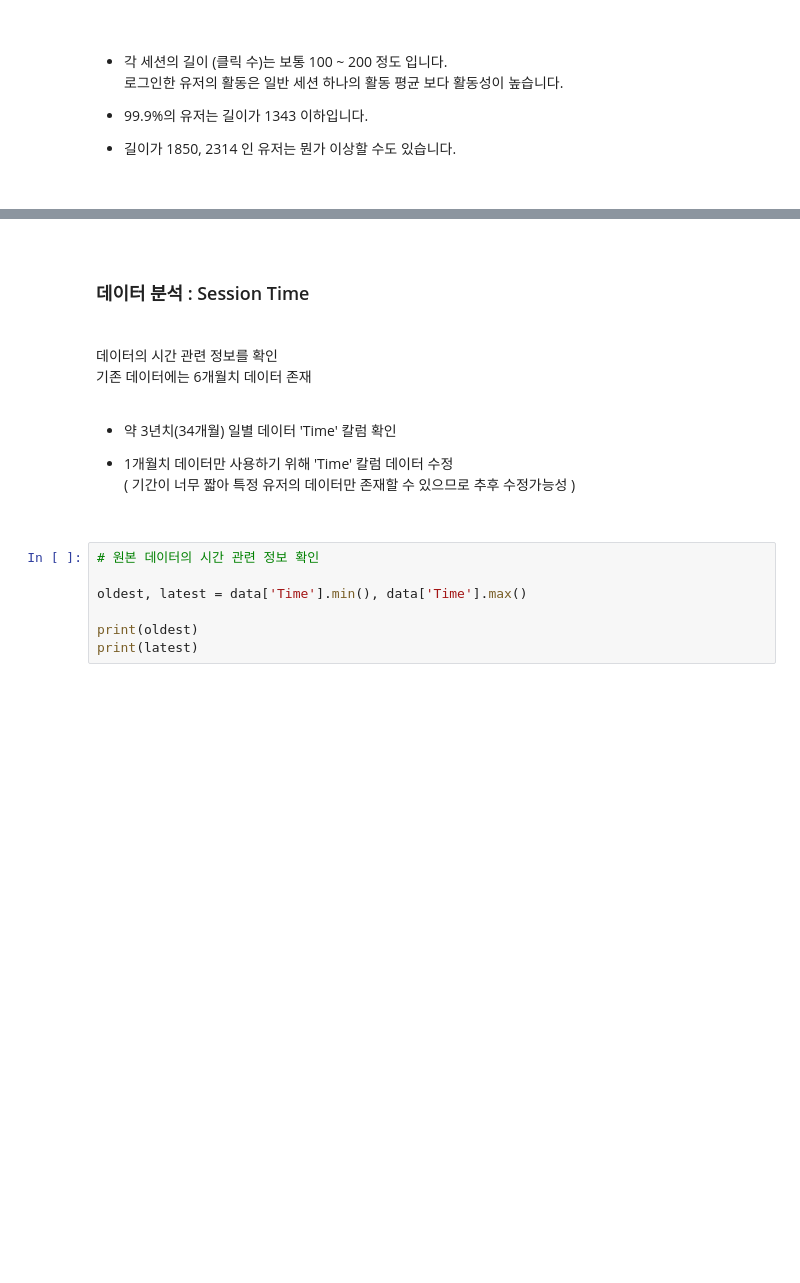
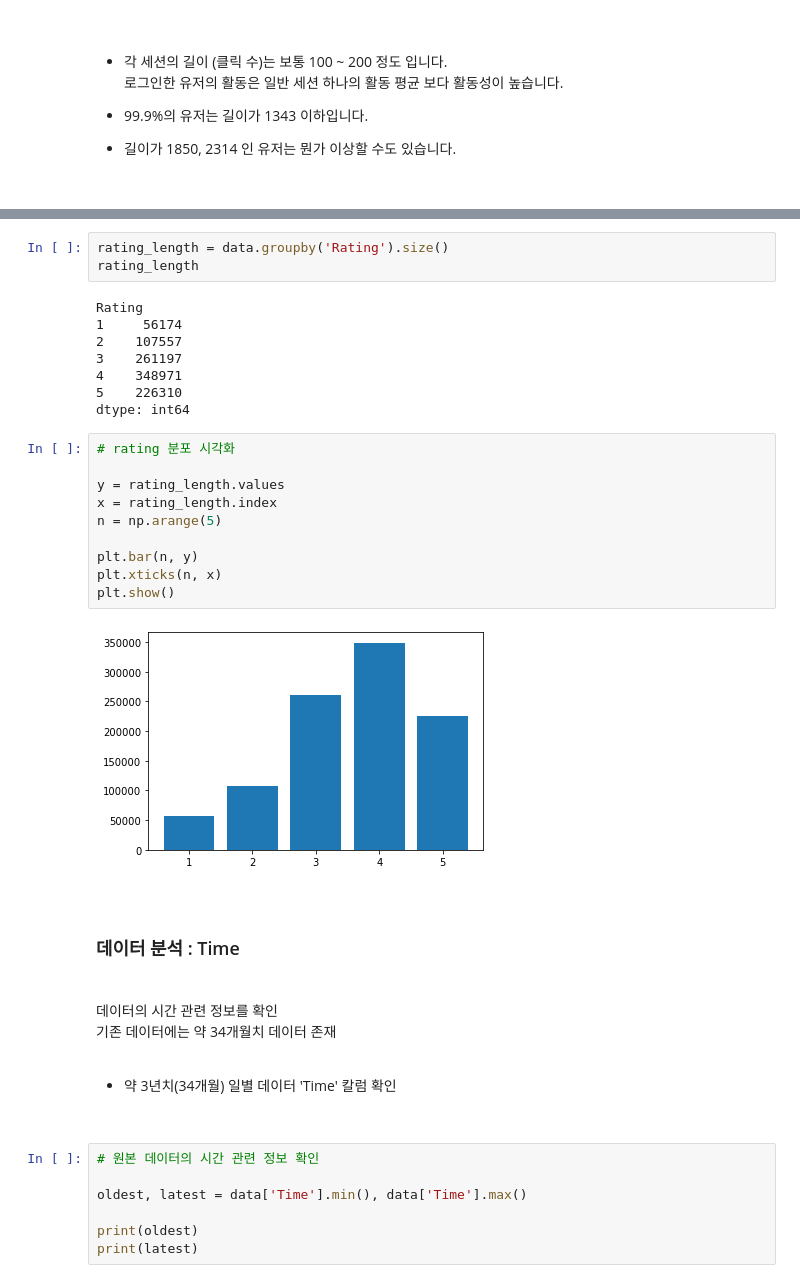
Before and after one commit to doutoury/movie_recommendation_02, a Jupyter notebook: movie_recommendation_project.ipynb, the cells around one changed output, grey strips where cells are left out. Saved outputs shown, nothing was run; the diff lists cells and outputs as text; blank space fills up the shorter version.

```diff
--- a/movie_recommendation_project.ipynb
+++ b/movie_recommendation_project.ipynb
@@ -396,16 +464,36 @@ plt.show()
+# %%
+rating_length = data.groupby('Rating').size()
+rating_length
+# %% [output]
+Rating
+1     56174
+2    107557
+3    261197
+4    348971
+5    226310
+dtype: int64
+# %%
+# rating 분포 시각화
+
+y = rating_length.values
+x = rating_length.index
+n = np.arange(5)
+
+plt.bar(n, y)
+plt.xticks(n, x)
+plt.show()
+# %% [output]
+[figure, added]
 # %% [markdown]
 <br>
 
-### 데이터 분석 : Session Time <br><br>
+### 데이터 분석 : Time <br><br>
 
 
 데이터의 시간 관련 정보를 확인 <br>
-기존 데이터에는 6개월치 데이터 존재 <br><br>
+기존 데이터에는 약 34개월치 데이터 존재 <br><br>
 
-- 약 3년치(34개월) 일별 데이터 'Time' 칼럼 확인 <br>
-
-- 1개월치 데이터만 사용하기 위해 'Time' 칼럼 데이터 수정 <br>
-( 기간이 너무 짧아 특정 유저의 데이터만 존재할 수 있으므로 추후 수정가능성 )
+- 약 3년치(34개월) 일별 데이터 'Time' 칼럼 확인
 
 <br>
 # %%
```
Also changed, not shown: parts of 73 cells of this notebook.
